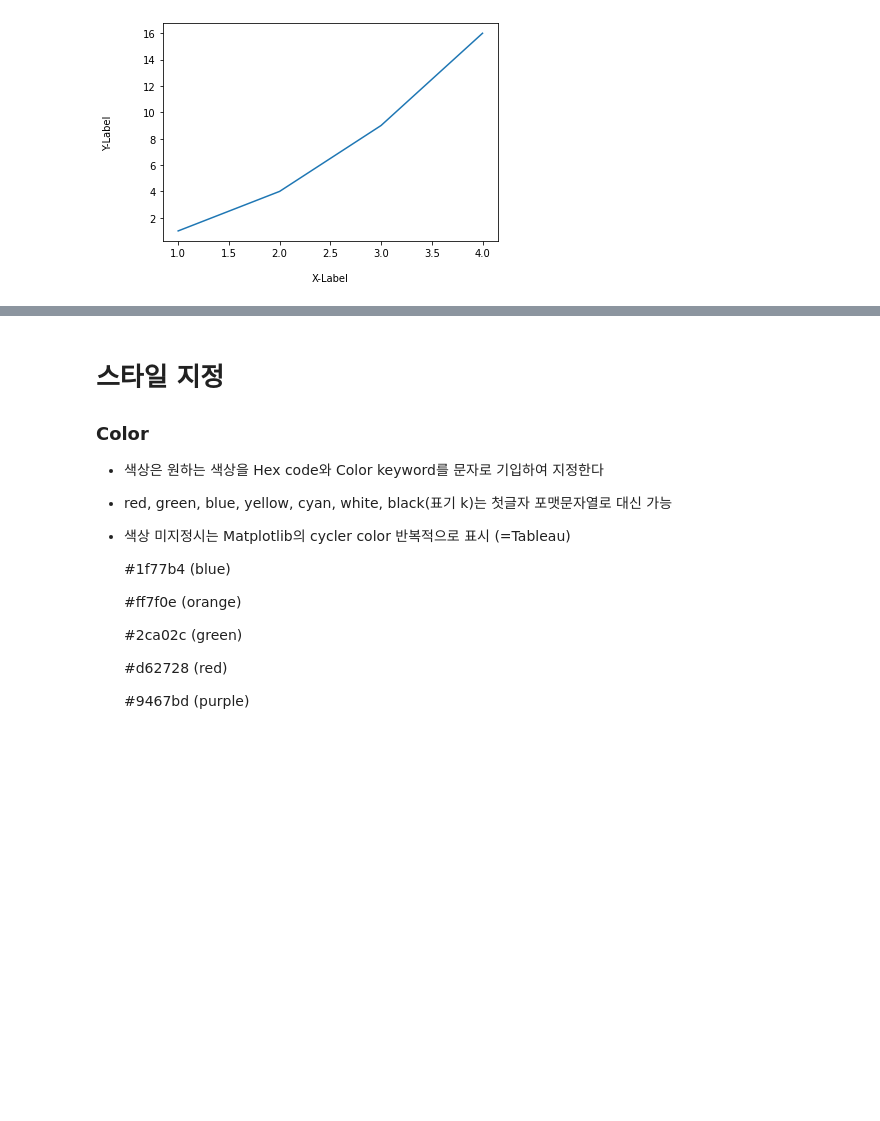
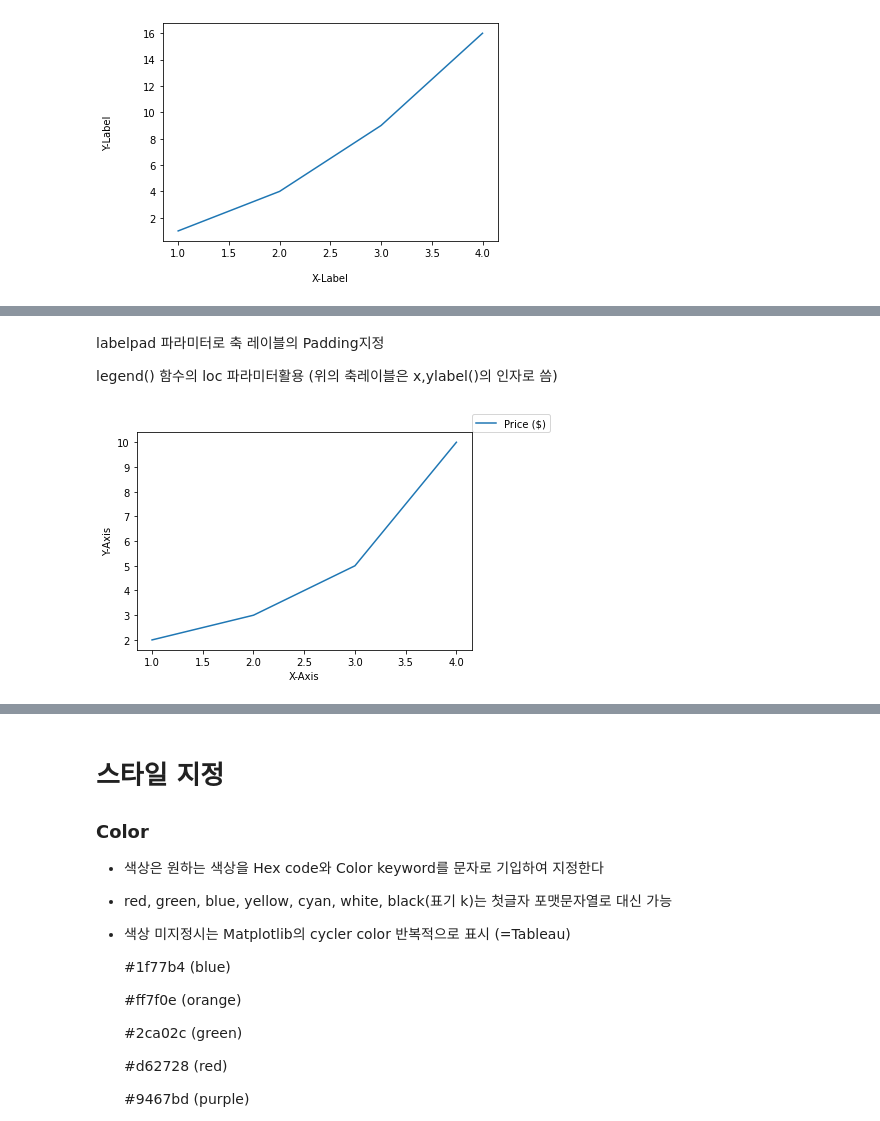
Before and after one commit to YeongChaeYun7/Python, a Jupyter notebook: Matplotlib_basic.ipynb, the cells around one changed output, grey strips where cells are left out. Cells and saved outputs as stored; diff of their text form; code cells hidden in the pictures; blank space fills up the shorter version.

```diff
--- a/Matplotlib_basic.ipynb
+++ b/Matplotlib_basic.ipynb
@@ -62,0 +77,14 @@ plt.show()
+# %% [markdown]
+labelpad 파라미터로 축 레이블의 Padding지정
+
+legend() 함수의 loc 파라미터활용
+(위의 축레이블은 x,ylabel()의 인자로 씀)
+# %%
+# 범례의 위치 지정
+plt.plot([1, 2, 3, 4], [2, 3, 5, 10], label='Price ($)')
+plt.xlabel('X-Axis')
+plt.ylabel('Y-Axis')
+plt.legend(loc=(1.0, 1.0)) # flot 주의
+plt.show()
+# %% [output]
+[figure, added]
```
Also changed, not shown: parts of 16 cells of this notebook.
